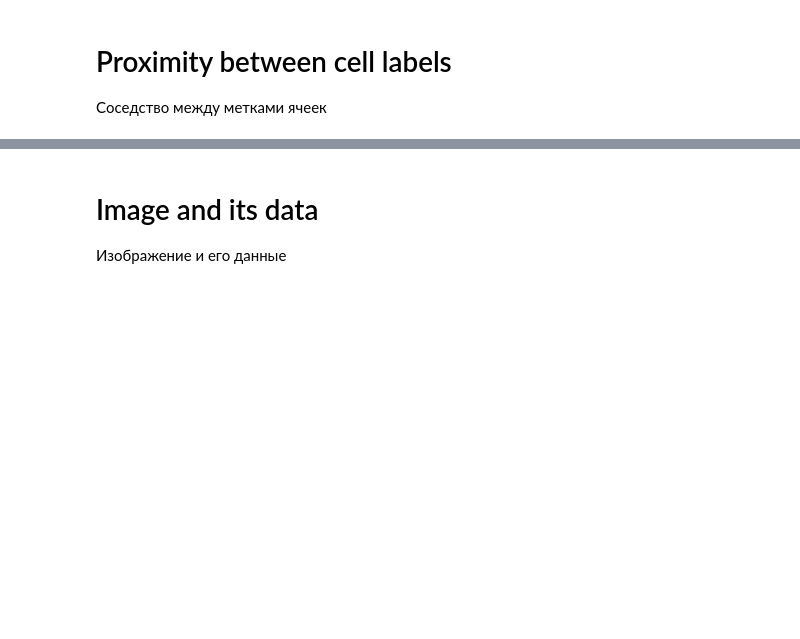
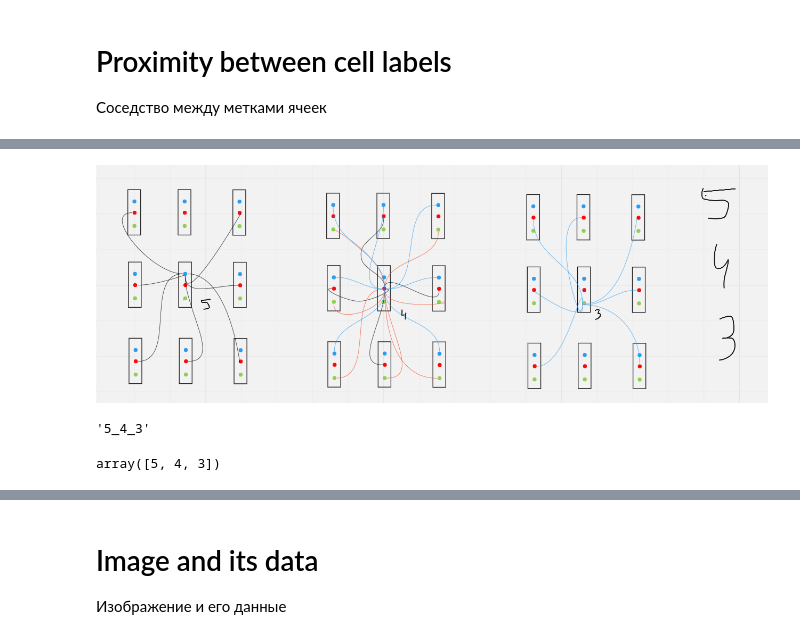
Before and after one commit to Alester99/Computational-geometry-in-computer-vision, a Jupyter notebook: Lab 2/Lab 2.ipynb, the cells around one changed output, grey strips where cells are left out. Drawn from its saved outputs; the diff is of its cells as text; code cells hidden in the pictures; blank space fills up the shorter version.

```diff
--- a/Lab 2/Lab 2.ipynb
+++ b/Lab 2/Lab 2.ipynb
@@ -72,0 +96,4 @@ L[2,1,1]
+# %%
+Image(r'.\Segments and boundaries\5_4_3.png')
+# %% [output]
+[figure, added]
@@ -72,0 +162,8 @@ L[2,1,1]
+# %%
+Proximity_5_4_3.name
+# %% [output]
+'5_4_3'
+# %%
+Proximity_5_4_3.classes
+# %% [output]
+array([5, 4, 3])
```
Also changed, not shown: parts of 28 cells of this notebook, 15 other files.
